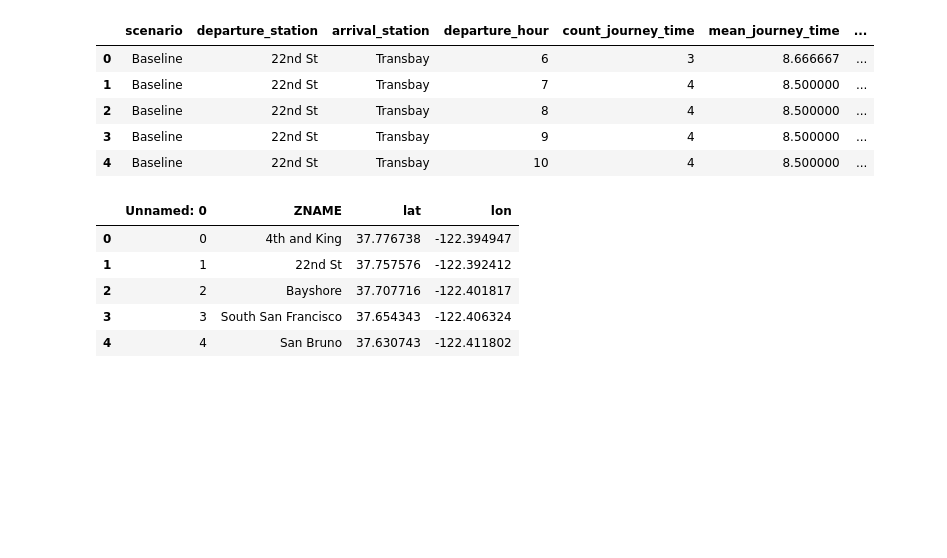
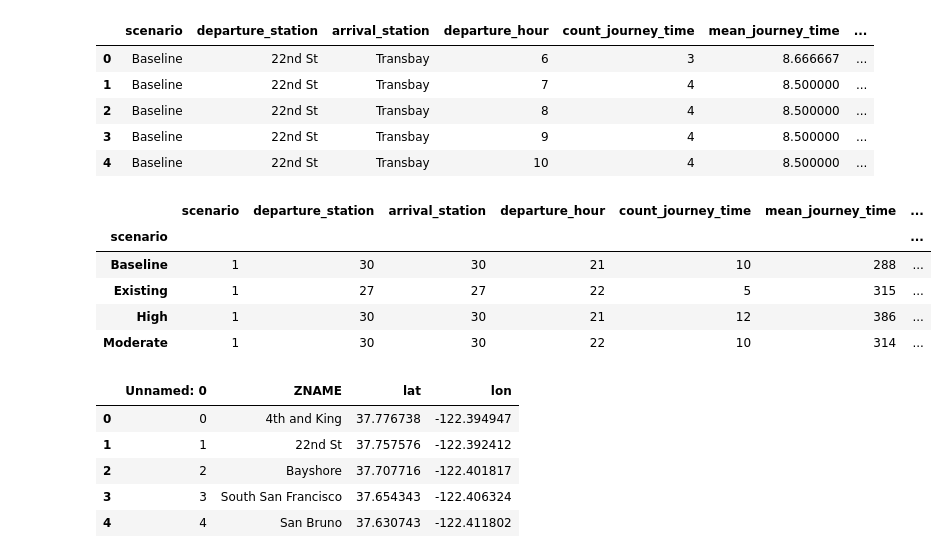
Before and after one commit to sfbrigade/calviz, a Jupyter notebook: notebooks/Combined_schedule_metrics.ipynb, the cells around one changed output. Drawn from its saved outputs; the diff is of its cells as text; code cells hidden in the pictures; blank space fills up the shorter version.

```diff
--- a/notebooks/Combined_schedule_metrics.ipynb
+++ b/notebooks/Combined_schedule_metrics.ipynb
@@ -59,3 +74,8 @@ df_future['arrival_station'] = df_future.merge(unique_stations, left_on='arrival
+# %%
+#Replace station names in future data with 'pretty' station names
+df_future['departure_station'] = df_future['pretty_station_departure']
+df_future['arrival_station'] = df_future['pretty_station_arrival']
+df_future.drop(columns=['nasty_station_departure', 'pretty_station_departure', 'nasty_station_arrival', 'pretty_station_arrival'], inplace=True)
 # %%
 #Fix scenario names
-df_future['scenario'] = df_future['scenario'].str[:-3]
+df_future['scenario'] = df_future['scenario'].str.capitalize().str[:-3]
@@ -71,6 +99,15 @@ df_future.head()
 # %%
 #Our existing and future data now looks the same! Concatenate the two.
 df = pd.concat([df_future, df_existing], axis=0, ignore_index=True)
+# %%
+df.groupby(['scenario']).nunique()
+# %% [output]
+|  | scenario | departure_station | arrival_station | departure_hour | count_journey_time | mean_journey_time | ... |
+| scenario |  |  |  |  |  |  | ... |
+| Baseline | 1 | 30 | 30 | 21 | 10 | 288 | ... |
+| Existing | 1 | 27 | 27 | 22 | 5 | 315 | ... |
+| High | 1 | 30 | 30 | 21 | 12 | 386 | ... |
+| Moderate | 1 | 30 | 30 | 22 | 10 | 314 | ... |
 # %%
 #Read in station locations from file
 df_locs = pd.read_csv("../data/station_locs.csv")
```
Also changed, not shown: parts of 9 cells of this notebook, 4 other files.
